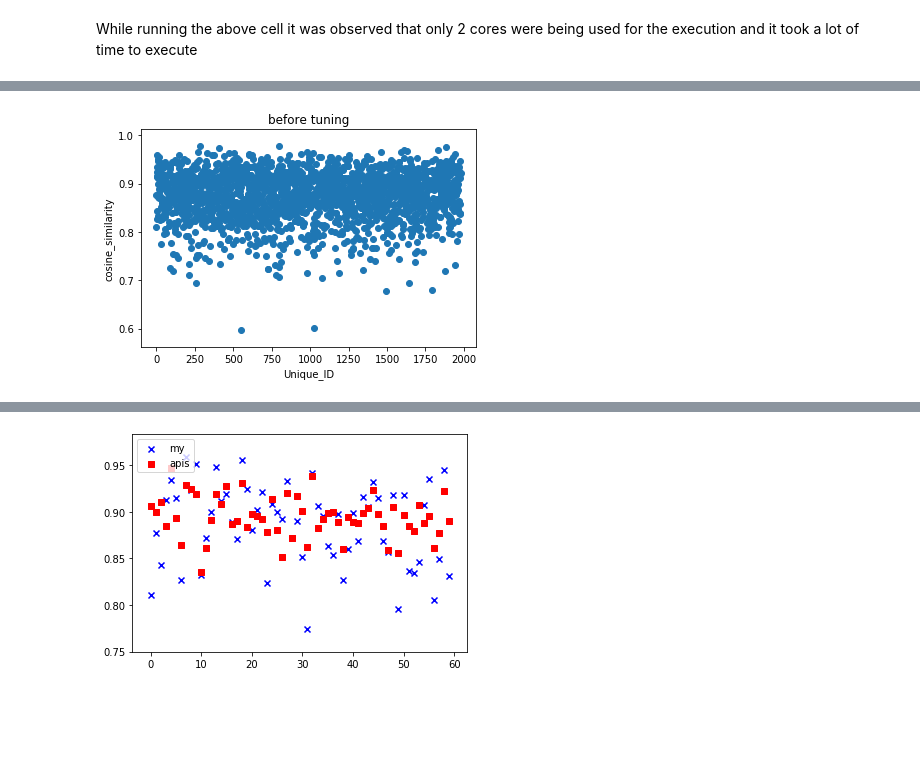
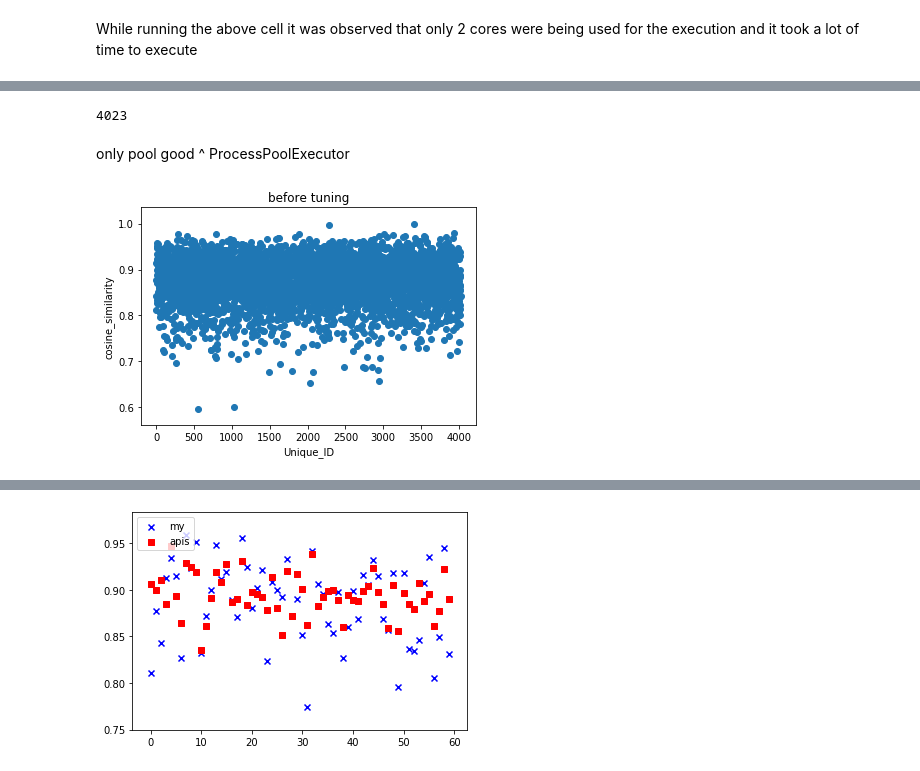
Before and after one commit to amitjslearn/semantic-textual-similarity, a Jupyter notebook: try3.ipynb, the cells around one changed output, grey strips where cells are left out. Drawn from its saved outputs; the diff is of its cells as text; code cells hidden in the pictures; blank space fills up the shorter version.

```diff
--- a/try3.ipynb
+++ b/try3.ipynb
@@ -102,0 +115,4 @@ import matplotlib.pyplot as plt
+# %%
+len(result)
+# %% [output]
+4023
@@ -103,10 +125,12 @@ import matplotlib.pyplot as plt
+# %% [markdown]
+only pool good ^ ProcessPoolExecutor
 # %%
-x = np.array(data.Unique_ID[:len(Sims)])
-y = np.array(Sims)
+x = np.array(data.Unique_ID)
+y = np.load('bert_before_train.npy')
 plt.scatter(x,y)
 plt.title("before tuning")
 plt.xlabel("Unique_ID")
 plt.ylabel("cosine_similarity")
 plt.show()
 # %% [output]
-[figure, old version]
+[figure, new version]
```
Also changed, not shown: parts of 74 cells of this notebook.
